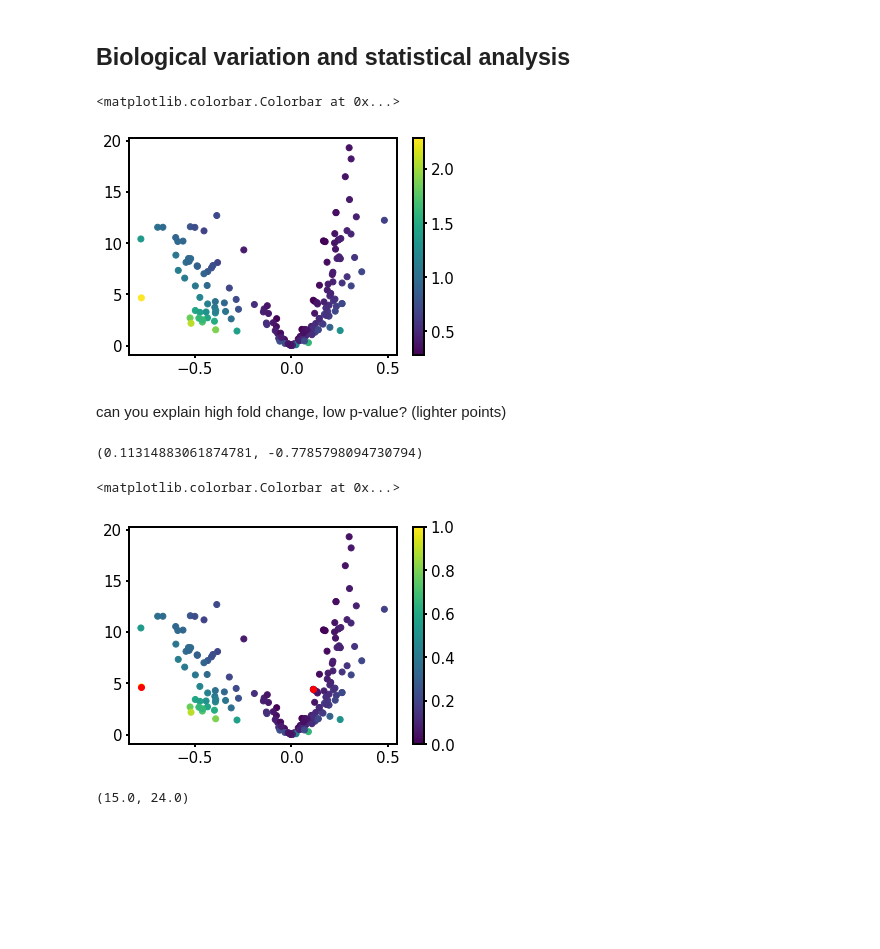
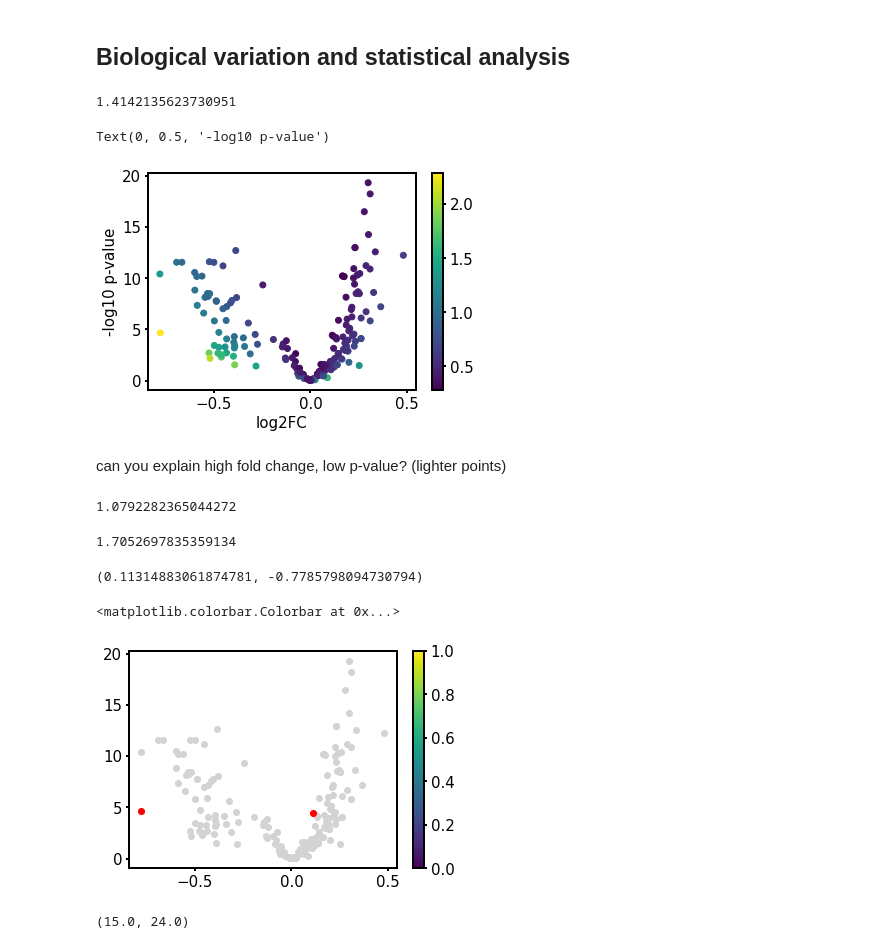
Before and after one commit to Annatkachev/StatLAB, a Jupyter notebook: DataTrans_2/data_trans_2_seminar.ipynb, the cells around one changed output. Cells and saved outputs as stored; diff of their text form; code cells hidden in the pictures; blank space fills up the shorter version.

```diff
--- a/DataTrans_2/data_trans_2_seminar.ipynb
+++ b/DataTrans_2/data_trans_2_seminar.ipynb
@@ -320,29 +328,43 @@ df=np.log2(blooddata)
 # %%
 pv=pd.Series(ttest_ind(df.loc[indf],df.loc[indm],equal_var=False)[1],index=df.columns)
 FC=df.loc[indf].mean()-df.loc[indm].mean()
+# %%
+2**0.5
+# %% [output]
+1.4142135623730951
 # %%
 plt.scatter(FC,-np.log10(pv),c=df.std())
 plt.colorbar()
+plt.xlabel('log2FC')
+plt.ylabel('-log10 p-value')
 # %% [output]
-<matplotlib.colorbar.Colorbar at 0x...>
+Text(0, 0.5, '-log10 p-value')
-[figure, old version]
+[figure, new version]
 # %% [markdown]
 can you explain high fold change, low p-value? (lighter points)
 # %%
 i=df.var().idxmin()
 j=df.var().idxmax()
+# %%
+2**0.11
+# %% [output]
+1.0792282365044272
+# %%
+2**0.77
+# %% [output]
+1.7052697835359134
 # %%
 FC[i], FC[j]
 # %% [output]
 (0.11314883061874781, -0.7785798094730794)
 # %%
-plt.scatter(FC,-np.log10(pv),c=df.std())
+plt.scatter(FC,-np.log10(pv),color='lightgrey')
 plt.scatter(FC[j],-np.log10(pv[j]),color='red')
 plt.scatter(FC[i],-np.log10(pv[i]),color='red')
 plt.colorbar()
 # %% [output]
 <matplotlib.colorbar.Colorbar at 0x...>
-[figure, old version]
+[figure, new version]
 # %%
 fig, (ax1,ax2)=plt.subplots(2,1,sharex=True)
 ax1.hist(df.loc[indf,i],alpha=0.7,density=True,bins=20)
```
Also changed, not shown: parts of 8 cells of this notebook.
